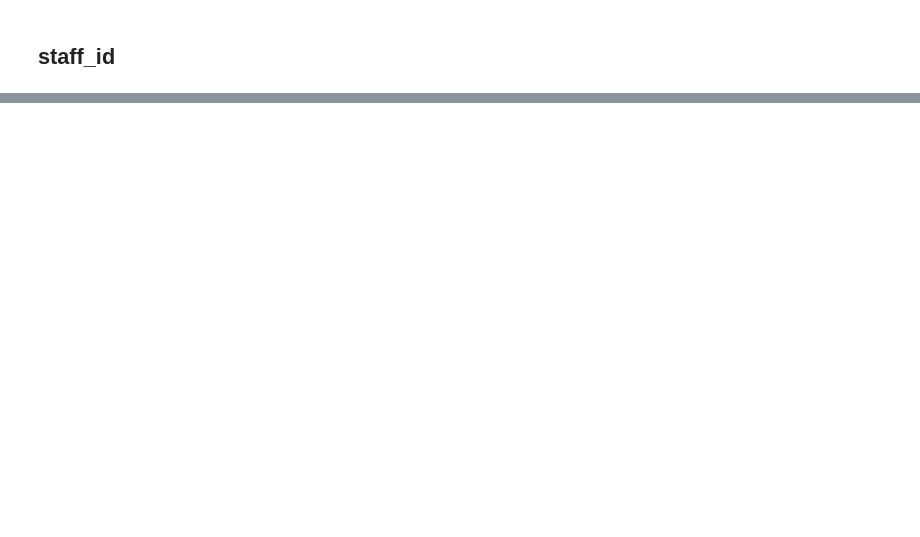
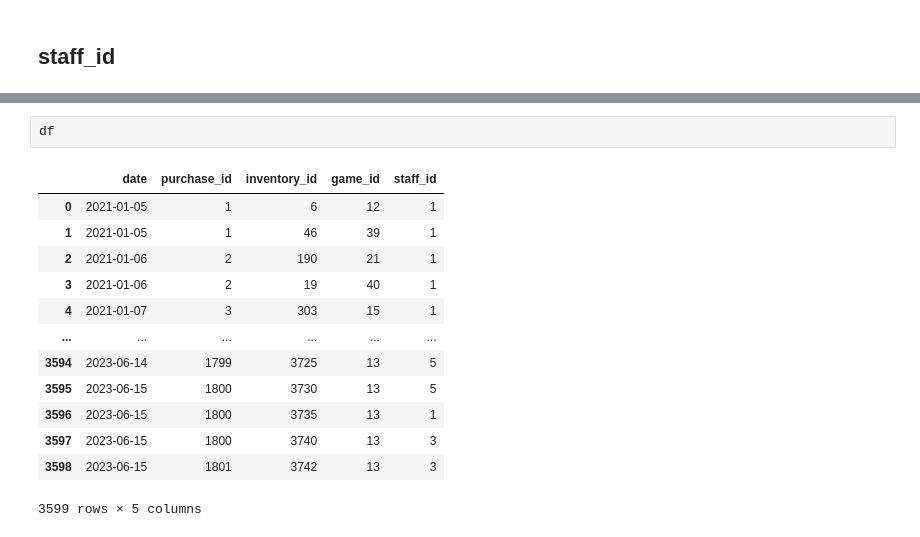
Before and after one commit to Staszek15/store-database, a Jupyter notebook: purchase.ipynb, the cells around one changed output, grey strips where cells are left out. Drawn from its saved outputs; the diff is of its cells as text; blank space fills up the shorter version.

Commit message:
puchase and inventory_buy files

```diff
--- a/purchase.ipynb
+++ b/purchase.ipynb
@@ -439,0 +464,16 @@ staff.head()
+# %%
+df
+# %% [output]
+|  | date | purchase_id | inventory_id | game_id | staff_id |
+| 0 | 2021-01-05 | 1 | 6 | 12 | 1 |
+| 1 | 2021-01-05 | 1 | 46 | 39 | 1 |
+| 2 | 2021-01-06 | 2 | 190 | 21 | 1 |
+| 3 | 2021-01-06 | 2 | 19 | 40 | 1 |
+| 4 | 2021-01-07 | 3 | 303 | 15 | 1 |
+| ... | ... | ... | ... | ... | ... |
+| 3594 | 2023-06-14 | 1799 | 3725 | 13 | 5 |
+| 3595 | 2023-06-15 | 1800 | 3730 | 13 | 5 |
+| 3596 | 2023-06-15 | 1800 | 3735 | 13 | 1 |
+| 3597 | 2023-06-15 | 1800 | 3740 | 13 | 3 |
+| 3598 | 2023-06-15 | 1801 | 3742 | 13 | 3 |
+3599 rows × 5 columns
```
Also changed, not shown: parts of 36 cells of this notebook, 3 other files.
